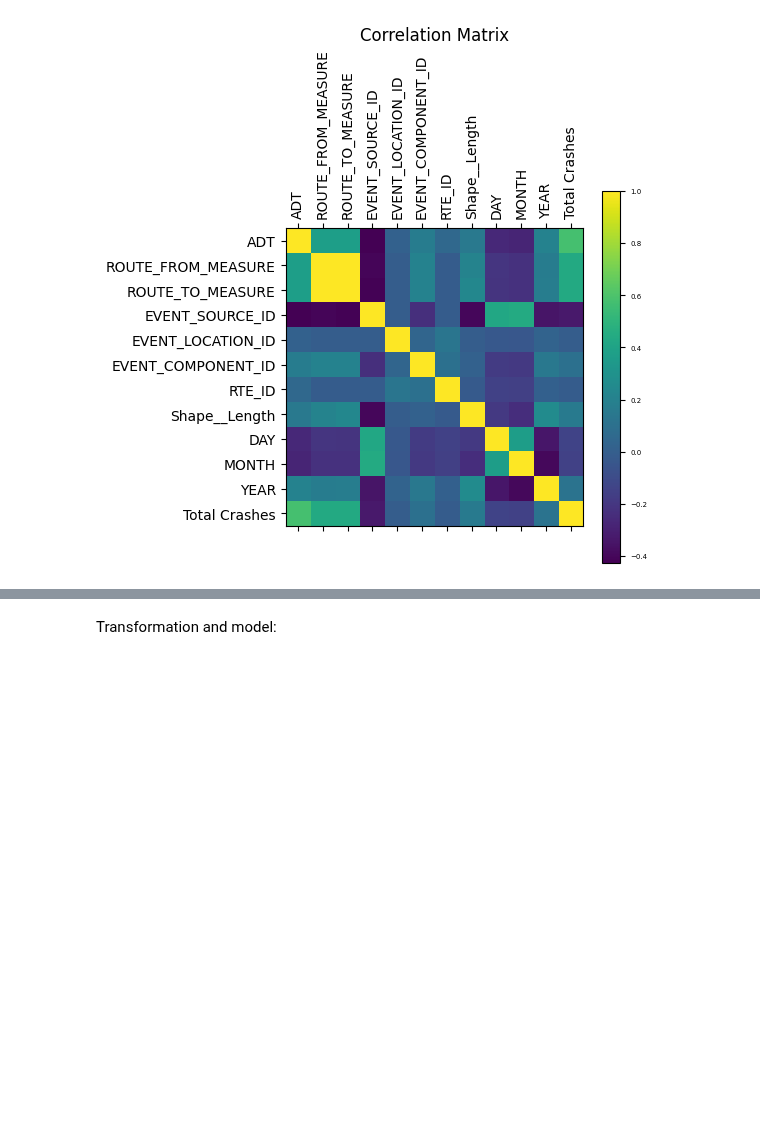
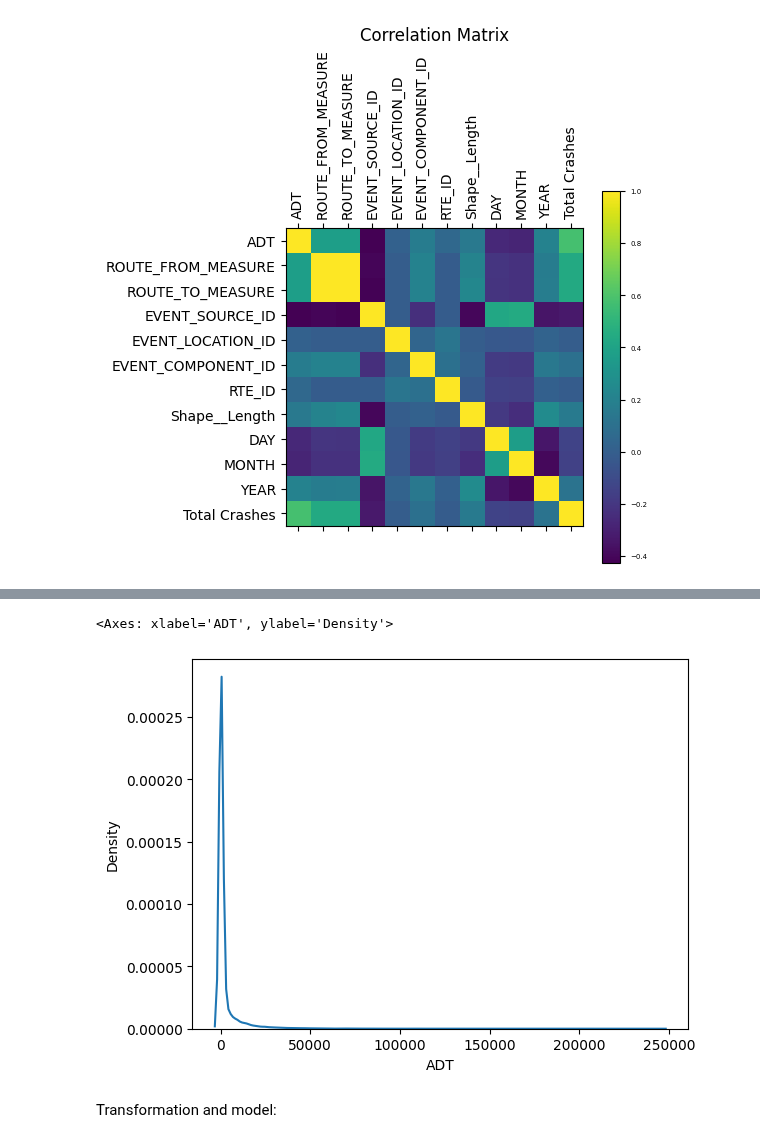
Before and after one commit to helen-yao/ML4VA, a Jupyter notebook: ML4VA/ml4va.ipynb, the cells around one changed output, grey strips where cells are left out. Drawn from its saved outputs; the diff is of its cells as text; code cells hidden in the pictures; blank space fills up the shorter version.

```diff
--- a/ML4VA/ml4va.ipynb
+++ b/ML4VA/ml4va.ipynb
@@ -364,3 +385,8 @@ plt.show()
+# %%
+sns.kdeplot(combined_df['ADT']) # a lot of 0s...
+# %% [output]
+<Axes: xlabel='ADT', ylabel='Density'>
+[figure, added]
 # %% [markdown]
 Transformation and model:
 # %%
```
Also changed, not shown: parts of 5 cells of this notebook.
